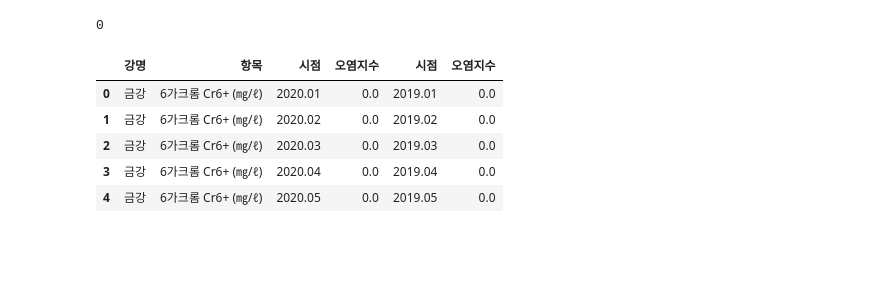
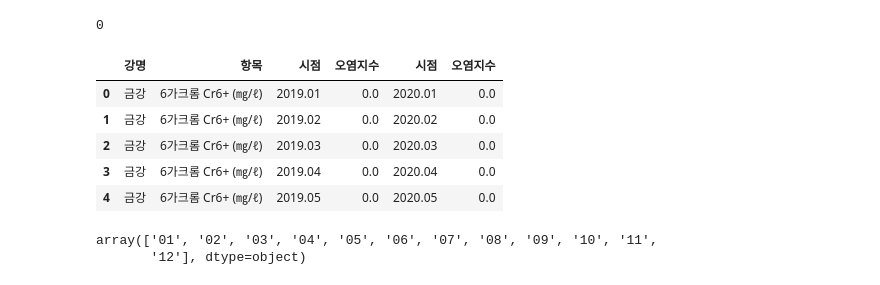
Before and after one commit to yeommss/Mini-Project, a Jupyter notebook: 5주차/0503_water_EDA.ipynb, the cells around one changed output. Saved outputs shown, nothing was run; the diff lists cells and outputs as text; code cells hidden in the pictures; blank space fills up the shorter version.

```diff
--- a/5주차/0503_water_EDA.ipynb
+++ b/5주차/0503_water_EDA.ipynb
@@ -9,6 +18,8 @@ import pandas as pd
 import numpy as np
 import seaborn as sns
 import matplotlib.pyplot as plt
+# %%
+pd.set_option('display.max_rows', 30)
 # %%
 def get_font_family():
     """
@@ -141,8 +144,3 @@ df_19.dtypes, df_20.dtypes
  시점       object
  오염지수    float64
  dtype: object)
-# %%
-# downcast
-ocols = df_19.select_dtypes('object').columns
-df_19[ocols] = df_19[ocols].astype('category')
-df_19.dtypes
@@ -156,5 +146,0 @@ dtype: object
-# %%
-# downcast
-ocols = df_20.select_dtypes('object').columns
-df_20[ocols] = df_20[ocols].astype('category')
-df_20.dtypes
@@ -229,13 +191,13 @@ df_19_g
 # %% [output]
 0
 # %%
-# concat
-water = pd.concat([df_19_g, df_20_g.loc[:, ['시점', '오염지수']]], axis=1)
+# concat을 진행한다.
+water = pd.concat([df_20_g, df_19_g.loc[:, ['시점', '오염지수']]], axis=1)
 water.head()
 # %% [output]
 |  | 강명 | 항목 | 시점 | 오염지수 | 시점 | 오염지수 |
-| 0 | 금강 | 6가크롬 Cr6+ (㎎/ℓ) | 2020.01 | 0.0 | 2019.01 | 0.0 |
-| 1 | 금강 | 6가크롬 Cr6+ (㎎/ℓ) | 2020.02 | 0.0 | 2019.02 | 0.0 |
-| 2 | 금강 | 6가크롬 Cr6+ (㎎/ℓ) | 2020.03 | 0.0 | 2019.03 | 0.0 |
-| 3 | 금강 | 6가크롬 Cr6+ (㎎/ℓ) | 2020.04 | 0.0 | 2019.04 | 0.0 |
-| 4 | 금강 | 6가크롬 Cr6+ (㎎/ℓ) | 2020.05 | 0.0 | 2019.05 | 0.0 |
+| 0 | 금강 | 6가크롬 Cr6+ (㎎/ℓ) | 2019.01 | 0.0 | 2020.01 | 0.0 |
+| 1 | 금강 | 6가크롬 Cr6+ (㎎/ℓ) | 2019.02 | 0.0 | 2020.02 | 0.0 |
+| 2 | 금강 | 6가크롬 Cr6+ (㎎/ℓ) | 2019.03 | 0.0 | 2020.03 | 0.0 |
+| 3 | 금강 | 6가크롬 Cr6+ (㎎/ℓ) | 2019.04 | 0.0 | 2020.04 | 0.0 |
+| 4 | 금강 | 6가크롬 Cr6+ (㎎/ℓ) | 2019.05 | 0.0 | 2020.05 | 0.0 |
@@ -241,0 +218,6 @@ water.head()
+# %%
+# 확인
+water['월'].unique()
+# %% [output]
+array(['01', '02', '03', '04', '05', '06', '07', '08', '09', '10', '11',
+       '12'], dtype=object)
```
Also changed, not shown: parts of 110 cells of this notebook, 15 other files.
